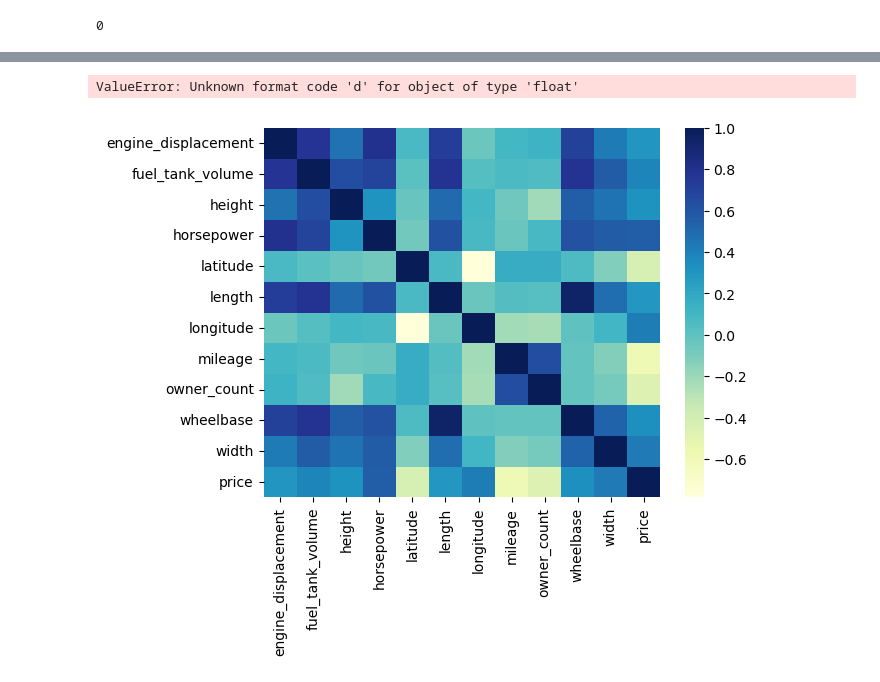
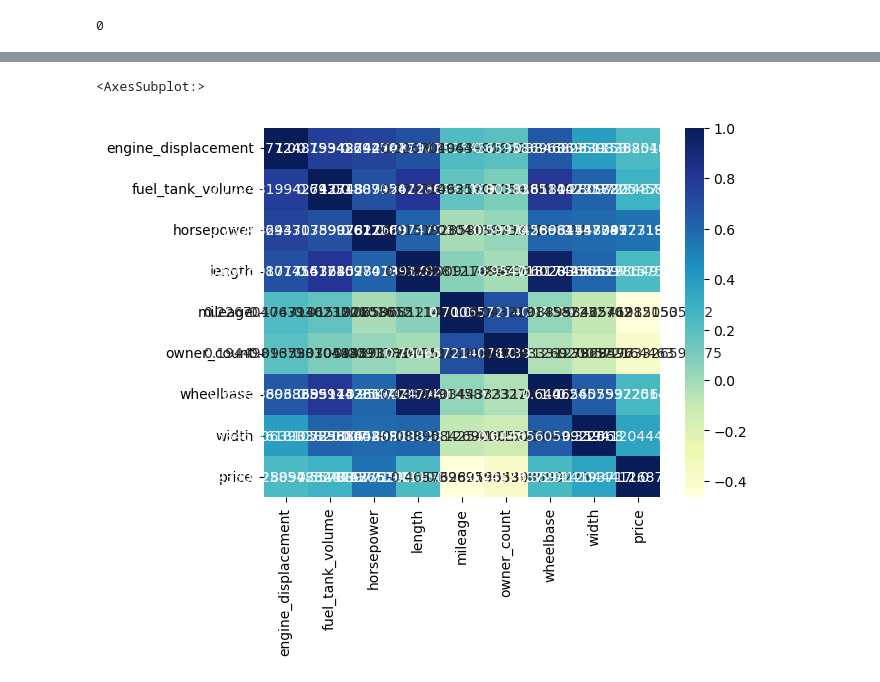
Before and after one commit to ekuginyte/Cars-Predictions-_PYTHON, a Jupyter notebook: Project-1.ipynb, the cells around one changed output, grey strips where cells are left out. Drawn from its saved outputs; the diff is of its cells as text; code cells hidden in the pictures.

```diff
--- a/Project-1.ipynb
+++ b/Project-1.ipynb
@@ -27,7 +28,7 @@ from sklearn.preprocessing import LabelEncoder
 
 # Read the dataset from a file
 # Specify type "string" for the "bed" and "dealer_zip" attributes to avoid errors interpreting them as numbers
-cars = pd.read_csv("/Users/ernakuginyte/Documents/ID5059 Knowledge Discovery and Data Mining/Assignments/Project 1/data/small/used_cars_data_small_0.csv", \
+cars = pd.read_csv("/Users/ernakuginyte/Desktop/Projects for Applications/Cars-Predictions-_PYTHON/data/used_cars_data_medium_1.csv", \
     dtype = {"bed": "string", "dealer_zip": "string"})
 # %%
 ################################################################################
@@ -367,39 +368,41 @@ savings_per_day              0.008035      0.053409         1.000000
 ################################################################################
 ####################### SELECT VARIABLES FOR THE MODEL #########################
 ################################################################################
+
+# First visually explore the relationship between the variables and the "price"
 
 ### important_variables - Function to select variables for the model.
 #   INPUT:
 #                         corr_threshold - threshold of correlation with the price;
 #                         data - data frame;
 #   OUTPUT:
 #                         cars_selected - updated data frame.
 def important_variables(data = cars, corr_threshold = 0.5):
     # Get correlation matrix of all pairs of variables
     corr_matrix = data.corr()["price"]
     # Pre-set a variable to store selection
     selected_vars = []
     cars_selected = pd.DataFrame()
     # Select the variables with correlation greater than or equal to the threshold
     for col in corr_matrix.index:
         if abs(corr_matrix[col]) >= corr_threshold and col != "price":
             selected_vars.append(col)
 
     # Add the prediction variable "price" to the selected variables and create a new data frame
     selected_vars.append("price")
     cars_selected = data[selected_vars]
     # Return the new data frame
     return cars_selected
 
 # Get the new data frame with selected variables
-cars_selected = important_variables(data = cars, corr_threshold = 0.25)
+cars_selected = important_variables(data = cars, corr_threshold = 0.2)
 
 # Get correlation matrix of all pairs of variables
 corr_matrix = cars_selected.corr()
 # Plot heatmap of correlation
-sns.heatmap(corr_matrix, annot=True, fmt="d", cmap="YlGnBu")
+sns.heatmap(corr_matrix, annot=True, fmt="", cmap="YlGnBu")
 # %% [output]
-ValueError: Unknown format code 'd' for object of type 'float'
+<AxesSubplot:>
-[figure, old version]
+[figure, new version]
 # %%
 ################################################################################
```
Also changed, not shown: parts of 16 cells of this notebook, 11 other files.
